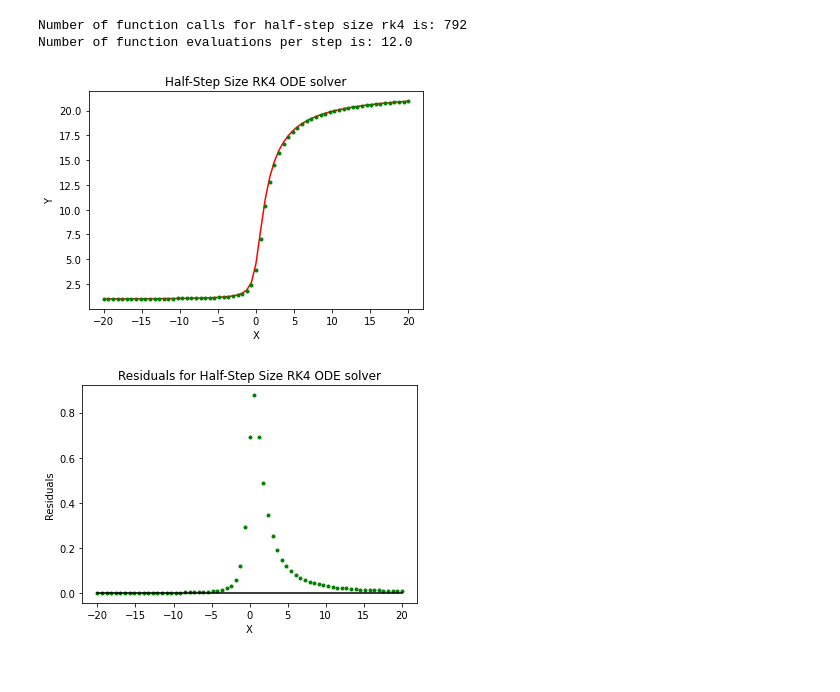
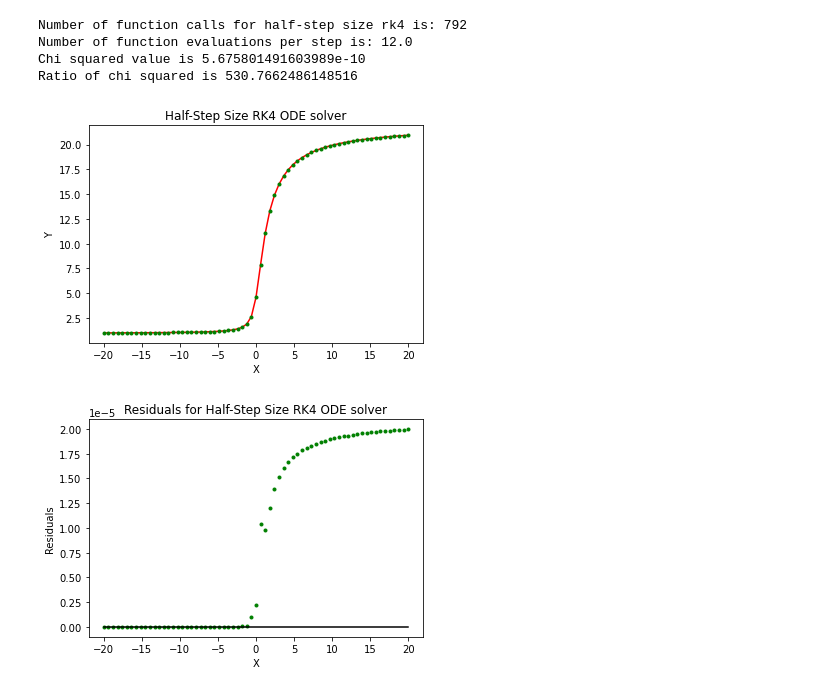
Before and after one commit to SamMerc/PHYS512, a Jupyter notebook: problem_sets/ps3/Test.ipynb, the cells around one changed output. Drawn from its saved outputs; the diff is of its cells as text; code cells hidden in the pictures.

Commit message:
Final commit for problem set 3.

```diff
--- a/problem_sets/ps3/Test.ipynb
+++ b/problem_sets/ps3/Test.ipynb
@@ -33,9 +35,18 @@ for i in range(len(x)-1):
     new_y = rk4_step(f, x[i], rk4_y[i], h)
     rk4_y[i+1] = new_y
 
-
 print('Number of function calls for classic rk4 is:', f.counter)
 print('Number of function evaluations per step is:', f.counter / (len(x)-1))
+chival = chisquare(true_y, rk4_y)[0]
+print('Chi squared value is', chival)
+
+line = ['Number of function calls for classic rk4 is:', str(f.counter / (len(x)-1)),
+        'Number of function evaluations per step for classic rk4 is: ', str(f.counter),
+        'Chi squared value for classic rk4 is:', str(chival)]
+L = open('./problem1.txt', 'w')
+for elem in line:
+    L.write(elem+'\n')
+L.close()
 
 
 plt.plot(x, true_y, 'r')
@@ -44,13 +55,15 @@ plt.plot()
 plt.xlabel('X')
 plt.ylabel('Y')
 plt.title('Classic RK4 ODE solver')
+plt.savefig('./Classic_RK4.pdf')
 plt.show()
 
-plt.plot(x, true_y - rk4_y, 'b.')
+plt.plot(x, np.abs(true_y - rk4_y), 'b.')
 plt.plot(x, true_y*0, 'k')
 plt.xlabel('X')
 plt.ylabel('Residuals')
 plt.title('Residuals for Classic RK4 ODE solver')
+plt.savefig('./Residuals_Classic_RK4.pdf')
 plt.show()
 # %% [output]
 Number of function calls for classic rk4 is: 792
@@ -64,7 +78,7 @@ f.counter = 0
 def rk4_stepd(fun, x, y, h):
     y1 = rk4_step(fun, x, y, h)
     y2_bis = rk4_step(fun, x, y, h/2)
-    y2 = rk4_step(fun, x, y2_bis, h/2)
+    y2 = rk4_step(fun, x+h/2, y2_bis, h/2)
     Delta = y2 - y1
     return y2 + Delta/15
 
@@ -72,34 +86,51 @@ y0 = 1
 nsteps = round(200/3)
 x = np.linspace(-20, 20, nsteps)
 
 true_y = true(x, y0, x[0])
 
 rk4d_y = np.zeros(len(x))
 rk4d_y[0] = y0
 for i in range(len(x)-1):
     h = x[i+1] - x[i]
     new_yd = rk4_stepd(f, x[i], rk4d_y[i], h)
     rk4d_y[i+1] = new_yd
 
-
 print('Number of function calls for half-step size rk4 is:', f.counter)
 print('Number of function evaluations per step is:', f.counter / (len(x)-1))
+print('Chi squared value is', chisquare(true_y, rk4d_y)[0])
+print('Ratio of chi squared is', chival/chisquare(true_y, rk4d_y)[0])
+
+line = ['Number of function calls for half-step size rk4 is:', str(f.counter),
+        'Number of function evaluations per step for half-step size rk4 is:', str(f.counter / (len(x)-1)),
+        'Chi squared value for half-step size rk4 is:', str(chisquare(true_y, rk4d_y)[0]),
+        'Ratio of classic rk4 chi squared to half-step size rk4 chi squared is:', str(chival/chisquare(true_y, rk4d_y)[0]),
+        'Because the half-step size rk4 chi squared is smaller than the '
+        'classic rk4 chi squared we conclude that the half-step size method is more accurate.']
+L = open('./problem1.txt', 'a')
+for elem in line:
+    L.write(elem+'\n')
+L.close()
+
 plt.plot(x, true_y, 'r')
 plt.plot(x, rk4d_y, 'g.')
 plt.plot()
 plt.xlabel('X')
 plt.ylabel('Y')
 plt.title('Half-Step Size RK4 ODE solver')
+plt.savefig('./HalfStep_RK4.pdf')
 plt.show()
 
-plt.plot(x, true_y - rk4d_y, 'g.')
+plt.plot(x, np.abs(true_y - rk4d_y), 'g.')
 plt.plot(x, true_y*0, 'k')
 plt.xlabel('X')
 plt.ylabel('Residuals')
 plt.title('Residuals for Half-Step Size RK4 ODE solver')
+plt.savefig('./Residuals_HalfStep_RK4.pdf')
 plt.show()
 # %% [output]
 Number of function calls for half-step size rk4 is: 792
 Number of function evaluations per step is: 12.0
+Chi squared value is 5.675801491603989e-10
+Ratio of chi squared is 530.7662486148516
-[figure, old version]
+[figure, new version]
-[figure, old version]
+[figure, new version]
```
Also changed, not shown: parts of 8 cells of this notebook, 28 other files.
